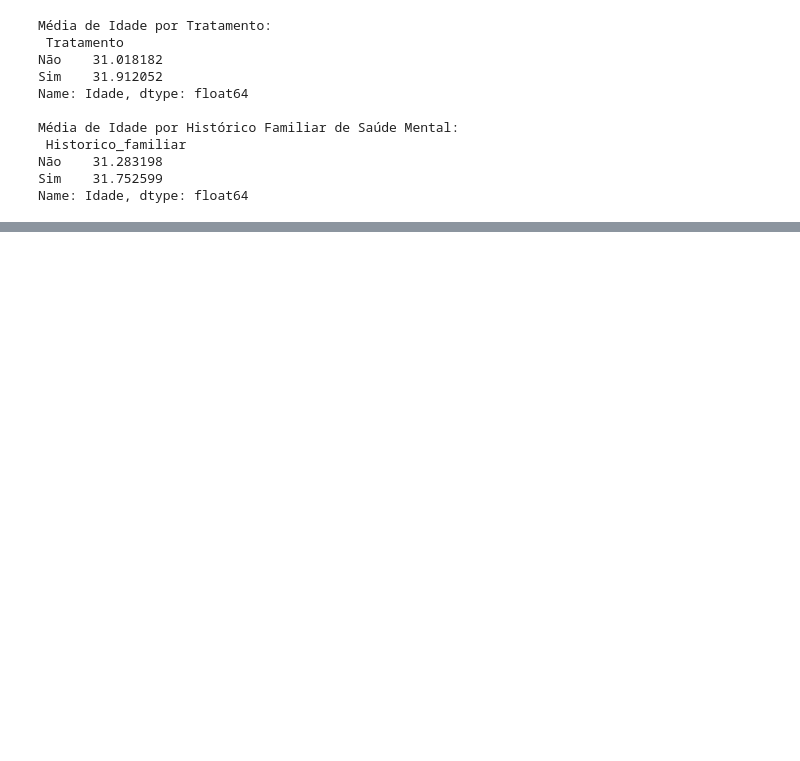
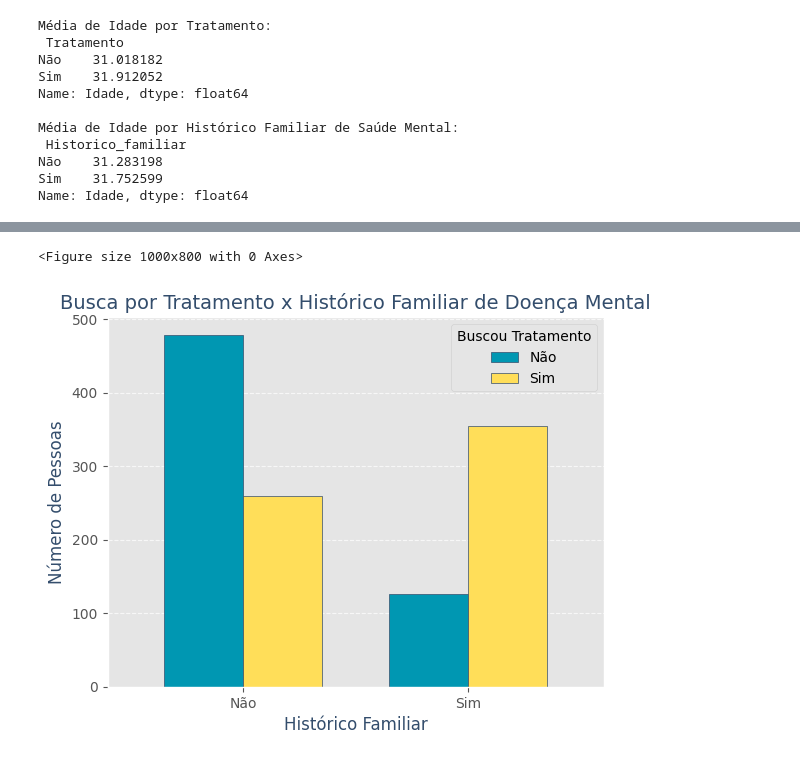
Before and after one commit to Davyeeh/Trabalho-Lab.-CD, a Jupyter notebook: TrabalhoFinal_LAB_C_D_.ipynb, the cells around one changed output, grey strips where cells are left out. Saved outputs shown, nothing was run; the diff lists cells and outputs as text; code cells hidden in the pictures; blank space fills up the shorter version.

```diff
--- a/TrabalhoFinal_LAB_C_D_.ipynb
+++ b/TrabalhoFinal_LAB_C_D_.ipynb
@@ -998,0 +1082,22 @@ Name: Idade, dtype: float64
+# %%
+# Contar a quantidade de pessoas que buscaram tratamento dentro de cada grupo de histórico familiar
+contagem = dados.groupby("Historico_familiar")["Tratamento"].value_counts().unstack()
+
+# Criar o gráfico de colunas lado a lado
+plt.figure(figsize=(10,8))
+contagem.plot(kind="bar", color=["#0097B2", "#FFDE59"], edgecolor="#334D6C", width=0.7)
+
+# Personalizar o gráfico
+plt.title("Busca por Tratamento x Histórico Familiar de Doença Mental", fontname="DejaVu Sans", color="#334D6C", fontsize=14)
+plt.xlabel("Histórico Familiar", fontname="DejaVu Sans", color="#334D6C", fontsize=12)
+plt.ylabel("Número de Pessoas", fontname="DejaVu Sans", color="#334D6C", fontsize=12)
+plt.xticks(rotation=0)
+plt.legend(title="Buscou Tratamento", labels=["Não", "Sim"])
+plt.grid(False)
+plt.grid(axis="y", linestyle="--", alpha=0.7)
+
+# Mostrar o gráfico
+plt.show()
+# %% [output]
+<Figure size 1000x800 with 0 Axes>
+[figure, added]
```
Also changed, not shown: parts of 13 cells of this notebook.
